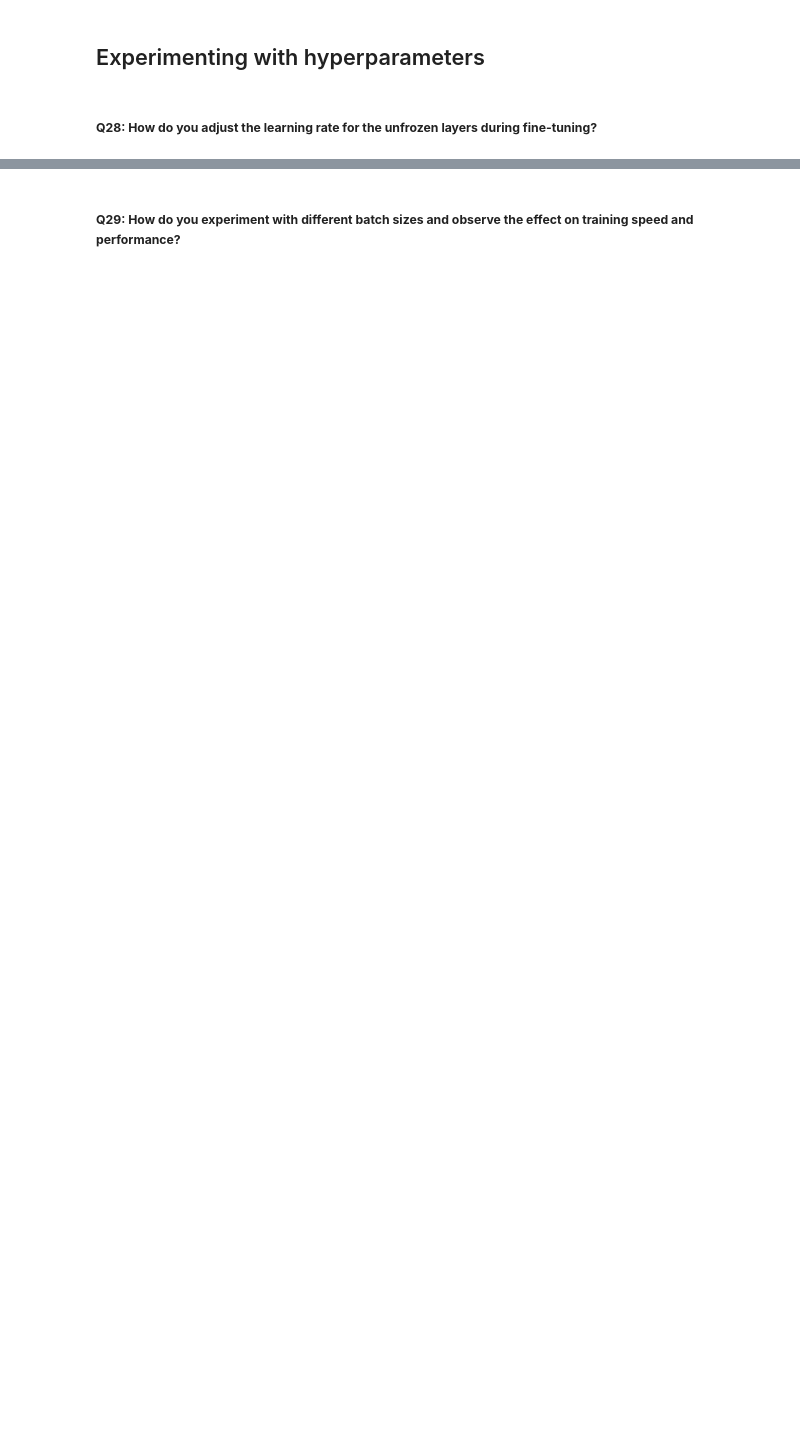
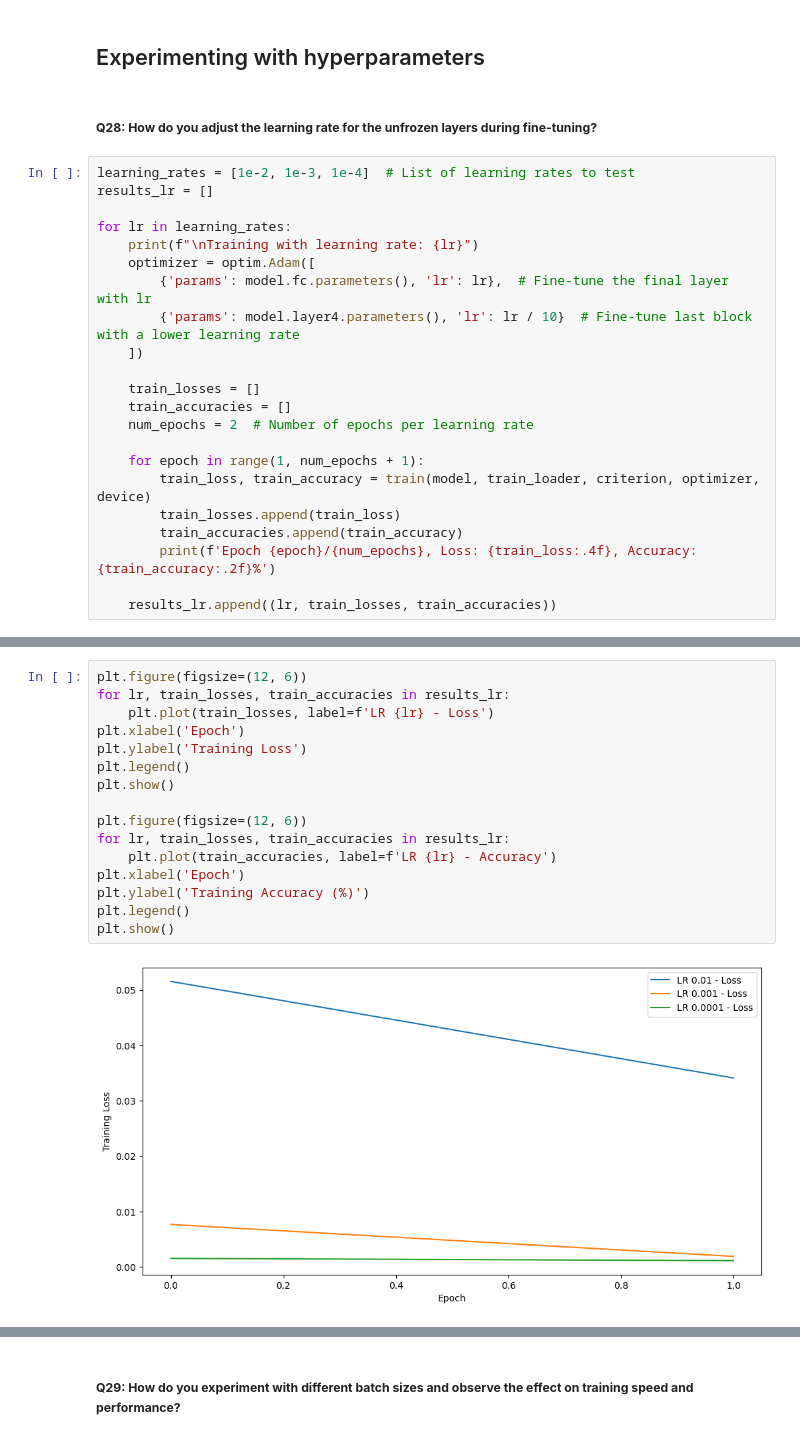
Before and after one commit to fellmir/pyTorchBasis, a Jupyter notebook: 01-intermediate-projects/12_fine_tuning_pretrained_model.ipynb, the cells around one changed output, grey strips where cells are left out. Saved outputs shown, nothing was run; the diff lists cells and outputs as text; blank space fills up the shorter version.

```diff
--- a/01-intermediate-projects/12_fine_tuning_pretrained_model.ipynb
+++ b/01-intermediate-projects/12_fine_tuning_pretrained_model.ipynb
@@ -168,3 +452,25 @@ While fine-tuning is effective, it also presents challenges:
 ## Experimenting with hyperparameters
 # %% [markdown]
 ##### **Q28: How do you adjust the learning rate for the unfrozen layers during fine-tuning?**
+# %%
+learning_rates = [1e-2, 1e-3, 1e-4]  # List of learning rates to test
+results_lr = []
+
+for lr in learning_rates:
+    print(f"\nTraining with learning rate: {lr}")
+    optimizer = optim.Adam([
+        {'params': model.fc.parameters(), 'lr': lr},  # Fine-tune the final layer with lr
+        {'params': model.layer4.parameters(), 'lr': lr / 10}  # Fine-tune last block with a lower learning rate
+    ])
+
+    train_losses = []
+    train_accuracies = []
+    num_epochs = 2  # Number of epochs per learning rate
+
+    for epoch in range(1, num_epochs + 1):
+        train_loss, train_accuracy = train(model, train_loader, criterion, optimizer, device)
+        train_losses.append(train_loss)
+        train_accuracies.append(train_accuracy)
+        print(f'Epoch {epoch}/{num_epochs}, Loss: {train_loss:.4f}, Accuracy: {train_accuracy:.2f}%')
+
+    results_lr.append((lr, train_losses, train_accuracies))
@@ -170,0 +489,18 @@ While fine-tuning is effective, it also presents challenges:
+# %%
+plt.figure(figsize=(12, 6))
+for lr, train_losses, train_accuracies in results_lr:
+    plt.plot(train_losses, label=f'LR {lr} - Loss')
+plt.xlabel('Epoch')
+plt.ylabel('Training Loss')
+plt.legend()
+plt.show()
+
+plt.figure(figsize=(12, 6))
+for lr, train_losses, train_accuracies in results_lr:
+    plt.plot(train_accuracies, label=f'LR {lr} - Accuracy')
+plt.xlabel('Epoch')
+plt.ylabel('Training Accuracy (%)')
+plt.legend()
+plt.show()
+# %% [output]
+[figure, added]
```
Also changed, not shown: parts of 42 cells of this notebook, 1 other file.
